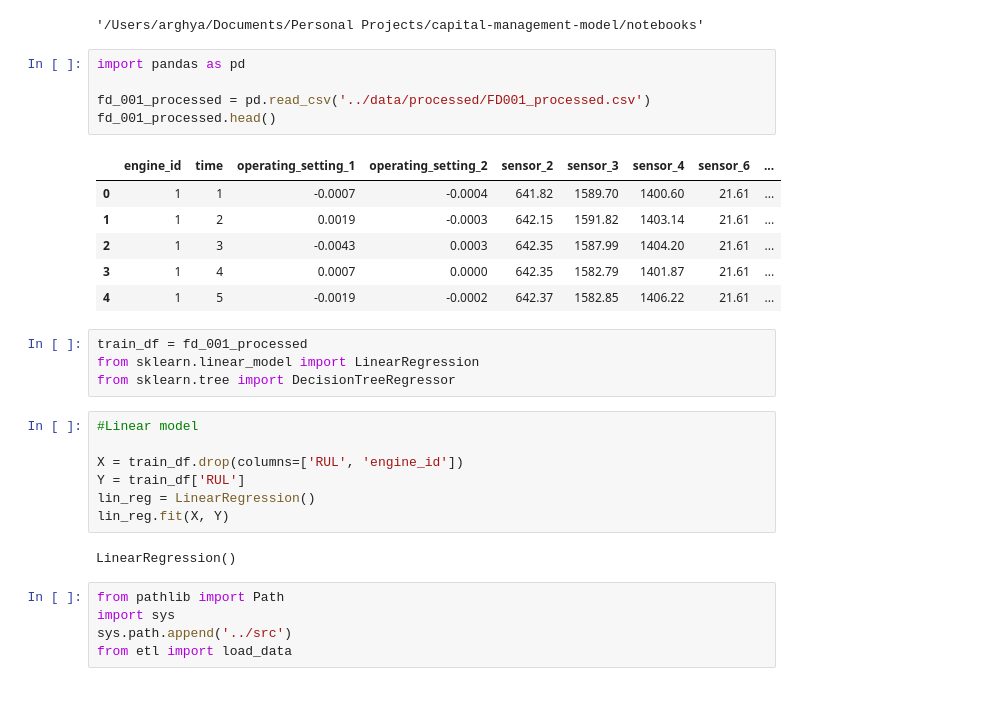
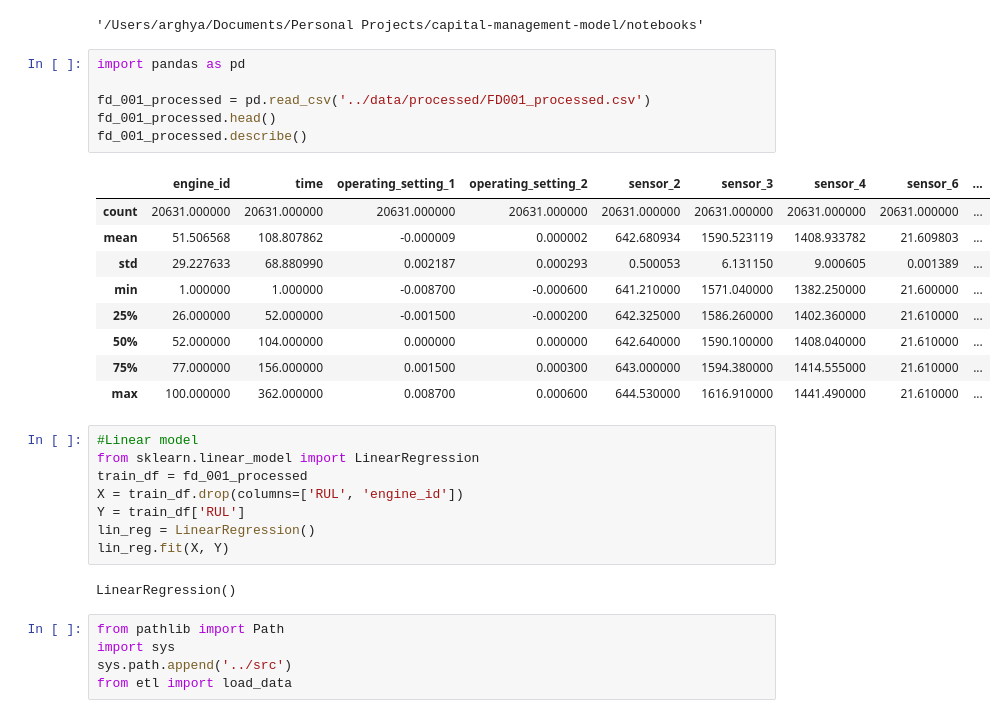
Before and after one commit to arghyas2/capital-management-model, a Jupyter notebook: notebooks/mess_around.ipynb, the cells around one changed output. Saved outputs shown, nothing was run; the diff lists cells and outputs as text.

```diff
--- a/notebooks/mess_around.ipynb
+++ b/notebooks/mess_around.ipynb
@@ -103,22 +103,23 @@ os.getcwd()
 # %%
 import pandas as pd
 
 fd_001_processed = pd.read_csv('../data/processed/FD001_processed.csv')
 fd_001_processed.head()
+fd_001_processed.describe()
 # %% [output]
 |  | engine_id | time | operating_setting_1 | operating_setting_2 | sensor_2 | sensor_3 | sensor_4 | sensor_6 | ... |
-| 0 | 1 | 1 | -0.0007 | -0.0004 | 641.82 | 1589.70 | 1400.60 | 21.61 | ... |
-| 1 | 1 | 2 | 0.0019 | -0.0003 | 642.15 | 1591.82 | 1403.14 | 21.61 | ... |
-| 2 | 1 | 3 | -0.0043 | 0.0003 | 642.35 | 1587.99 | 1404.20 | 21.61 | ... |
-| 3 | 1 | 4 | 0.0007 | 0.0000 | 642.35 | 1582.79 | 1401.87 | 21.61 | ... |
-| 4 | 1 | 5 | -0.0019 | -0.0002 | 642.37 | 1582.85 | 1406.22 | 21.61 | ... |
+| count | 20631.000000 | 20631.000000 | 20631.000000 | 20631.000000 | 20631.000000 | 20631.000000 | 20631.000000 | 20631.000000 | ... |
+| mean | 51.506568 | 108.807862 | -0.000009 | 0.000002 | 642.680934 | 1590.523119 | 1408.933782 | 21.609803 | ... |
+| std | 29.227633 | 68.880990 | 0.002187 | 0.000293 | 0.500053 | 6.131150 | 9.000605 | 0.001389 | ... |
+| min | 1.000000 | 1.000000 | -0.008700 | -0.000600 | 641.210000 | 1571.040000 | 1382.250000 | 21.600000 | ... |
+| 25% | 26.000000 | 52.000000 | -0.001500 | -0.000200 | 642.325000 | 1586.260000 | 1402.360000 | 21.610000 | ... |
+| 50% | 52.000000 | 104.000000 | 0.000000 | 0.000000 | 642.640000 | 1590.100000 | 1408.040000 | 21.610000 | ... |
+| 75% | 77.000000 | 156.000000 | 0.001500 | 0.000300 | 643.000000 | 1594.380000 | 1414.555000 | 21.610000 | ... |
+| max | 100.000000 | 362.000000 | 0.008700 | 0.000600 | 644.530000 | 1616.910000 | 1441.490000 | 21.610000 | ... |
-# %%
-train_df = fd_001_processed
-from sklearn.linear_model import LinearRegression
-from sklearn.tree import DecisionTreeRegressor
 # %%
 #Linear model
-
+from sklearn.linear_model import LinearRegression
+train_df = fd_001_processed
 X = train_df.drop(columns=['RUL', 'engine_id'])
 Y = train_df['RUL']
 lin_reg = LinearRegression()
```
Also changed, not shown: parts of 15 cells of this notebook.
